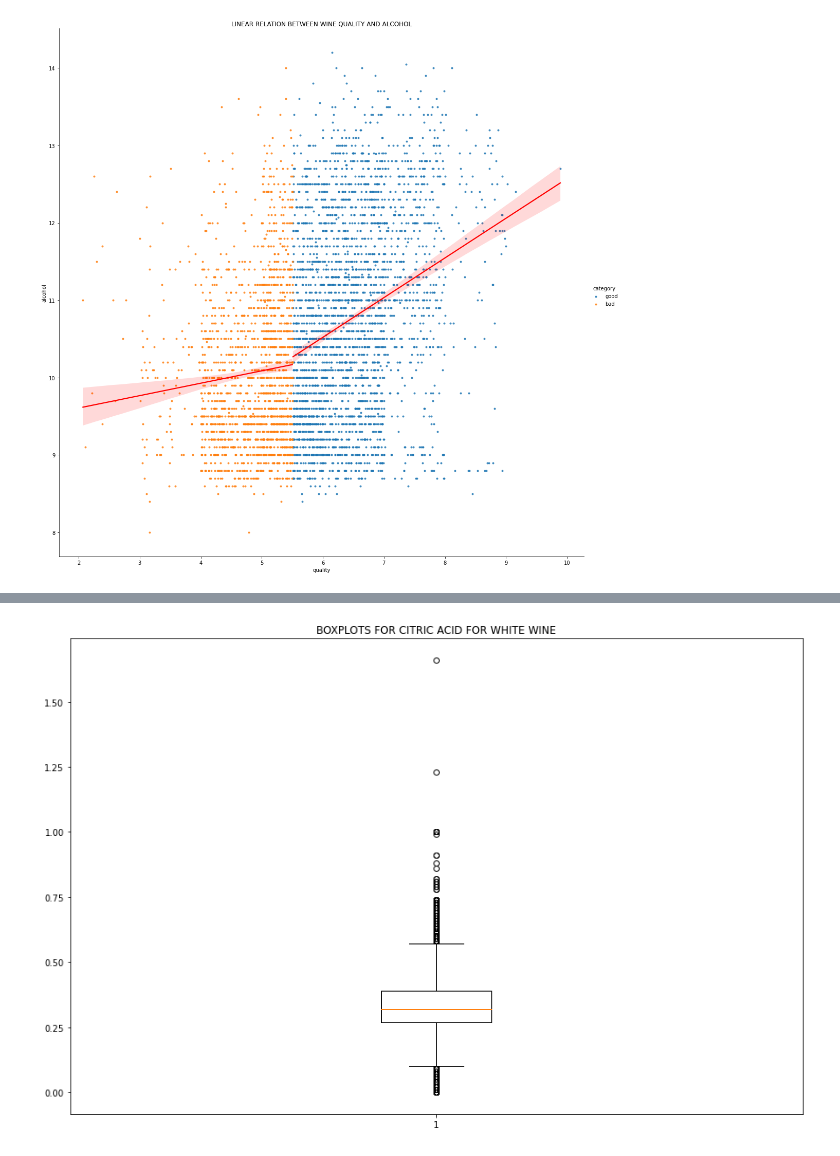
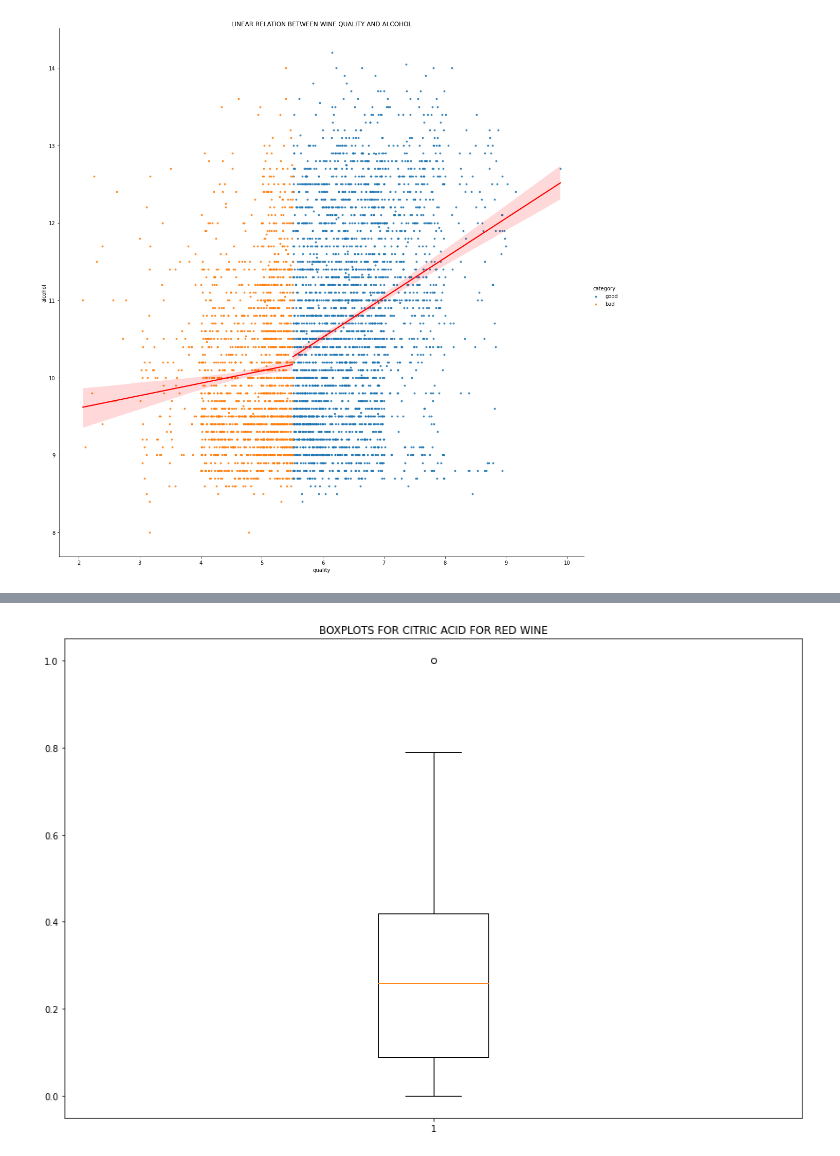
Before and after one commit to Alvin-igobwa/Wine_Analytics, a Jupyter notebook: analysis.ipynb, the cells around one changed output, grey strips where cells are left out. Saved outputs shown, nothing was run; the diff lists cells and outputs as text; code cells hidden in the pictures.

Commit message:
EDA visuals

```diff
--- a/analysis.ipynb
+++ b/analysis.ipynb
@@ -117,3 +119,12 @@ for col in filt.columns:
 [figure]
 [figure]
 [figure]
+# %%
+## Checking for outliers
+for column in filt.columns:
+    if (column != "quality") & (column!="category"):
+        plt.figure(figsize =(15,10))
+        plt.title("BOXPLOTS FOR "+ column.upper()+" FOR WHITE WINE")
+        plt.boxplot(white[column])
+        plt.savefig("white_wine_boxplot"+col +"image.png",dpi=300)
+        plt.show()
@@ -119,0 +145,2 @@ for col in filt.columns:
+# %%
+red = wine[wine["color"]=="red"]
@@ -119,0 +151,9 @@ for col in filt.columns:
+# %%
+## wine quality categorizer
+category1 = []
+for quality in red.quality:
+    if quality <= 5.5:
+        category1.append("bad")
+    else:
+        category1.append("good")
+red["category"]= category1
@@ -119,0 +208,20 @@ for col in filt.columns:
+# %%
+
+from turtle import color
+
+
+cols = ['fixed acidity', 'volatile acidity', 'citric acid',
+       'residual sugar', 'chlorides', 'free sulfur dioxide',
+       'total sulfur dioxide', 'density', 'pH', 'sulphates', 'alcohol',
+       'quality',"category"]
+filt = red[cols]
+for col in filt.columns:
+    if (col != "quality")&(col!="category"):
+        #plt.figure(figsize = (15,10))
+        #plt.title("LINEAR RELATION BETWEEN WINE QUALITY AND " +col.upper())
+        #sns.scatterplot(x = "quality", y =col, data = filt,hue="category")
+        sns.lmplot(x = "quality", y =col,data = filt, height=15, markers=".",line_kws={"color":"red"},hue="category")
+        ax = plt.gca()
+        ax.set_title("LINEAR RELATION BETWEEN RED WINE QUALITY AND " +col.upper())
+        plt.savefig("red_wine_scatter"+col +"image.png",dpi=300)
+        plt.show()
@@ -122,7 +242,7 @@ for col in filt.columns:
 for column in filt.columns:
     if (column != "quality") & (column!="category"):
         plt.figure(figsize =(15,10))
-        plt.title("BOXPLOTS FOR "+ column.upper()+" FOR WHITE WINE")
-        plt.boxplot(white[column])
+        plt.title("BOXPLOTS FOR "+ column.upper()+" FOR RED WINE")
+        plt.boxplot(red[column])
         plt.show()
 # %% [output]
@@ -131 +251 @@ for column in filt.columns:
-[figure, old version]
+[figure, new version]
```
Also changed, not shown: parts of 12 cells of this notebook, 45 other files.
